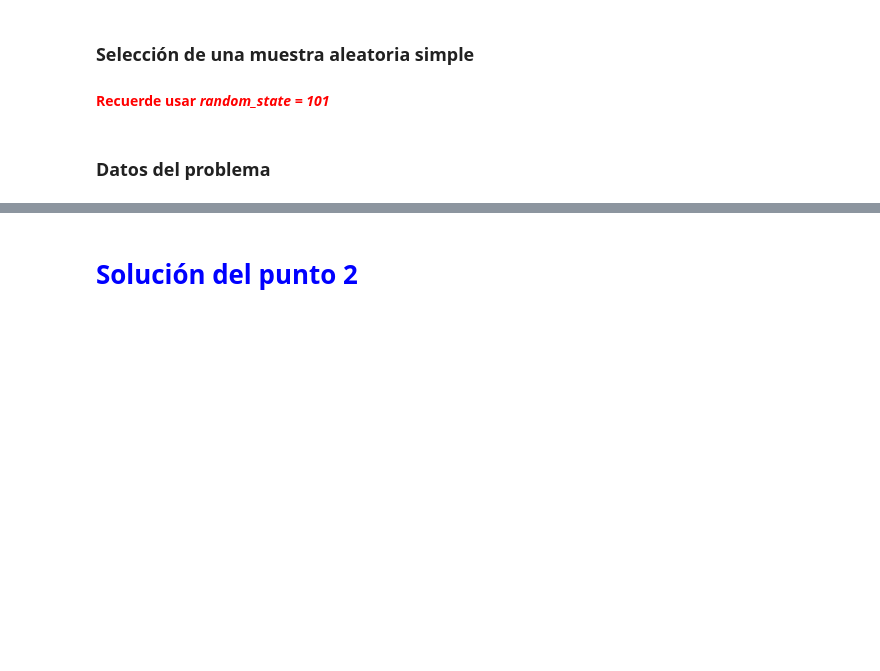
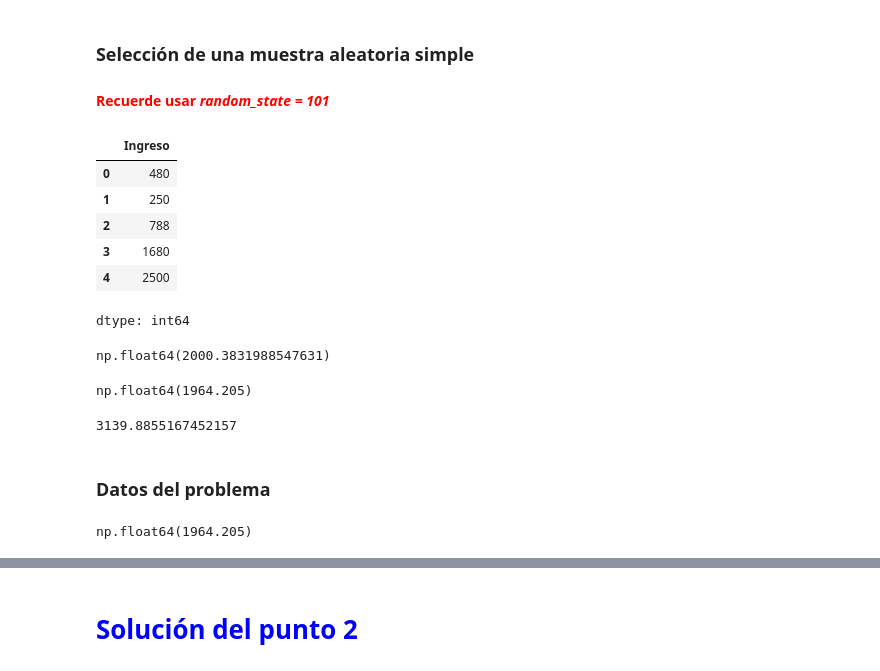
Before and after one commit to dialejo/Math_with_python, a Jupyter notebook: Proyecto_final_estadistica.ipynb, the cells around one changed output, grey strips where cells are left out. Saved outputs shown, nothing was run; the diff lists cells and outputs as text; code cells hidden in the pictures; blank space fills up the shorter version.

```diff
--- a/Proyecto_final_estadistica.ipynb
+++ b/Proyecto_final_estadistica.ipynb
@@ -208,5 +234,34 @@ En nuestra experiencia con estudios de este tipo, sabemos que el **costo promedi
 ### Selección de una muestra aleatoria simple
 
 #### <font color='red'>Recuerde usar *random_state = 101*</font>
+# %%
+datos_muestra = datos.Ingreso.sample(n = 200, random_state = 101).reset_index(drop = True)
+datos_muestra.head()
+# %% [output]
+|  | Ingreso |
+| 0 | 480 |
+| 1 | 250 |
+| 2 | 788 |
+| 3 | 1680 |
+| 4 | 2500 |
+dtype: int64
+# %%
+datos.Ingreso.mean()
+# %% [output]
+np.float64(2000.3831988547631)
+# %%
+media_muestra = datos_muestra.mean()
+media_muestra
+# %% [output]
+np.float64(1964.205)
+# %%
+desviacion_estandar_muestra = datos_muestra.std()
+desviacion_estandar_muestra
+# %% [output]
+3139.8855167452157
 # %% [markdown]
 ### Datos del problema
+# %%
+media_muestra
+# %% [output]
+np.float64(1964.205)
```
Also changed, not shown: parts of 26 cells of this notebook.
